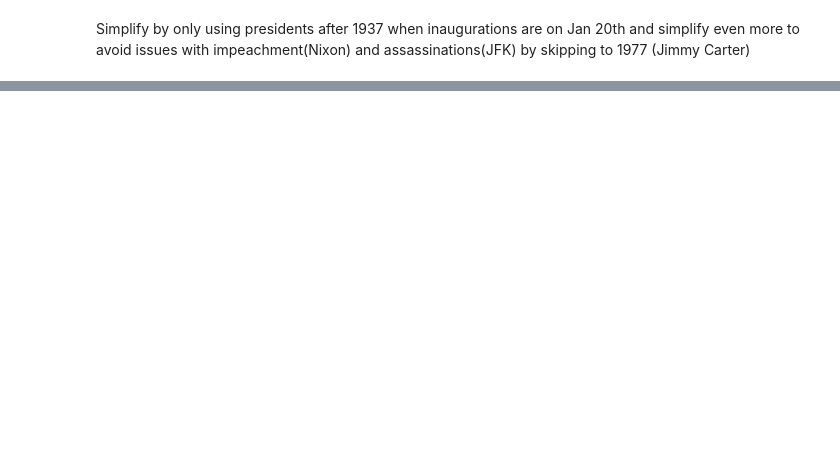
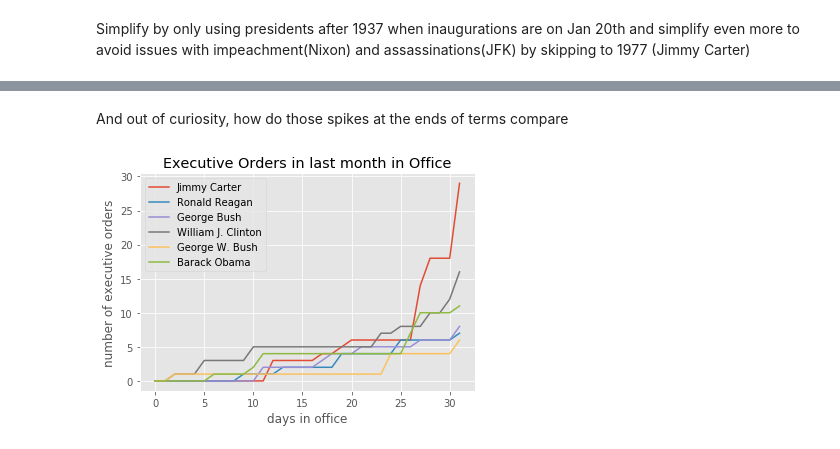
Before and after one commit to dschep/executive-orders-notebook, a Jupyter notebook: index.ipynb, the cells around one changed output, grey strips where cells are left out. Drawn from its saved outputs; the diff is of its cells as text; code cells hidden in the pictures; blank space fills up the shorter version.

```diff
--- a/index.ipynb
+++ b/index.ipynb
@@ -88,0 +89,24 @@ plt.show()
+# %% [markdown]
+And out of curiosity, how do those spikes at the ends of terms compare
+# %%
+for president, orders in sorted(orders_by_president_by_day_of_presidency.items(),
+                                key=lambda x: inauguration_dates[x[0]]):
+    if president == 'Donald J. Trump':
+        continue  # skip Trump, his term hasn't ended yet :'(
+    last_day = max(orders)
+    y = []
+    total = 0
+    for i in range(last_day - 31, last_day + 1):
+        total += orders.get(i, 0)
+        y.append(total)
+    plt.plot(range(32), y, label=president)
+
+style.use('ggplot')
+
+plt.legend()
+plt.title('Executive Orders in last month in Office')
+plt.xlabel('days in office')
+plt.ylabel('number of executive orders')
+plt.show()
+# %% [output]
+[figure, added]
```
Also changed, not shown: parts of 2 cells of this notebook, 3 other files.
